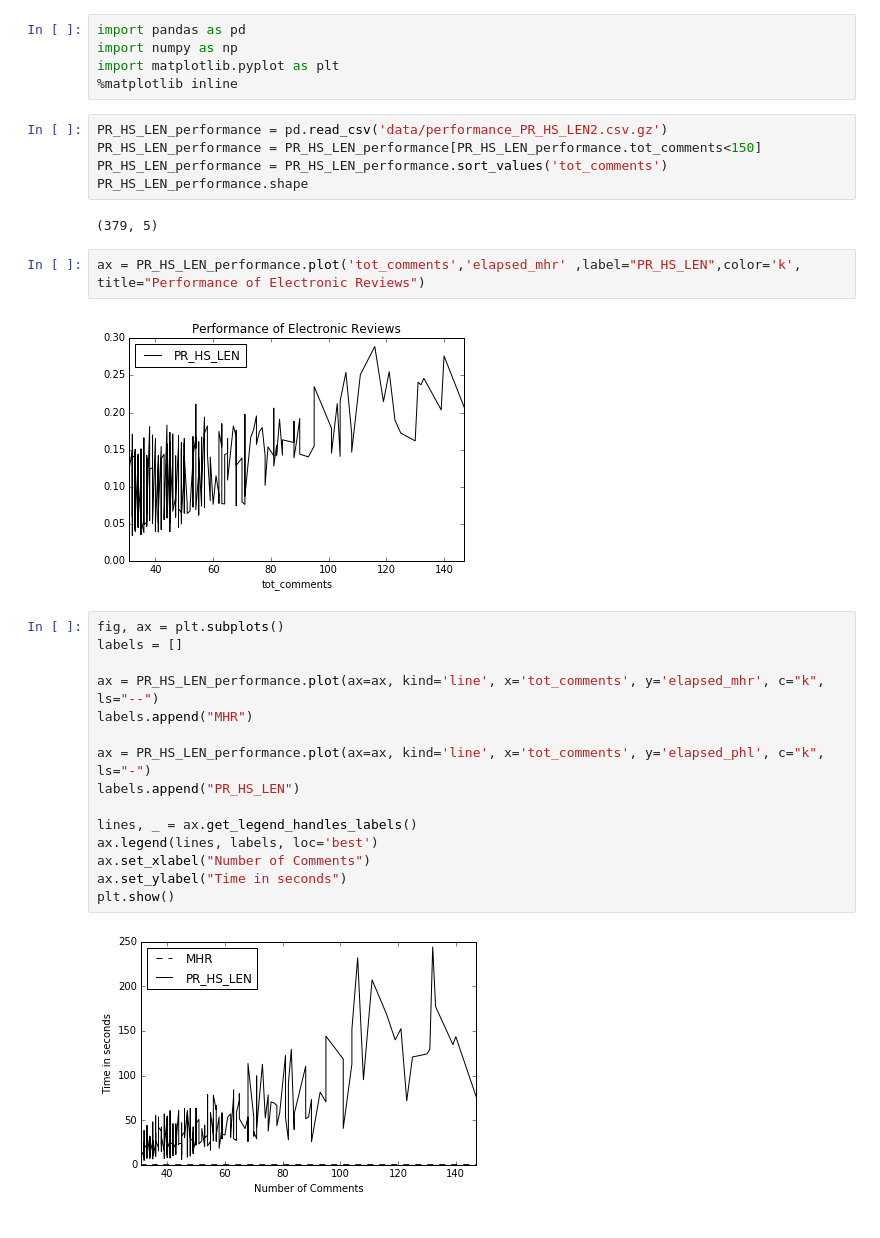
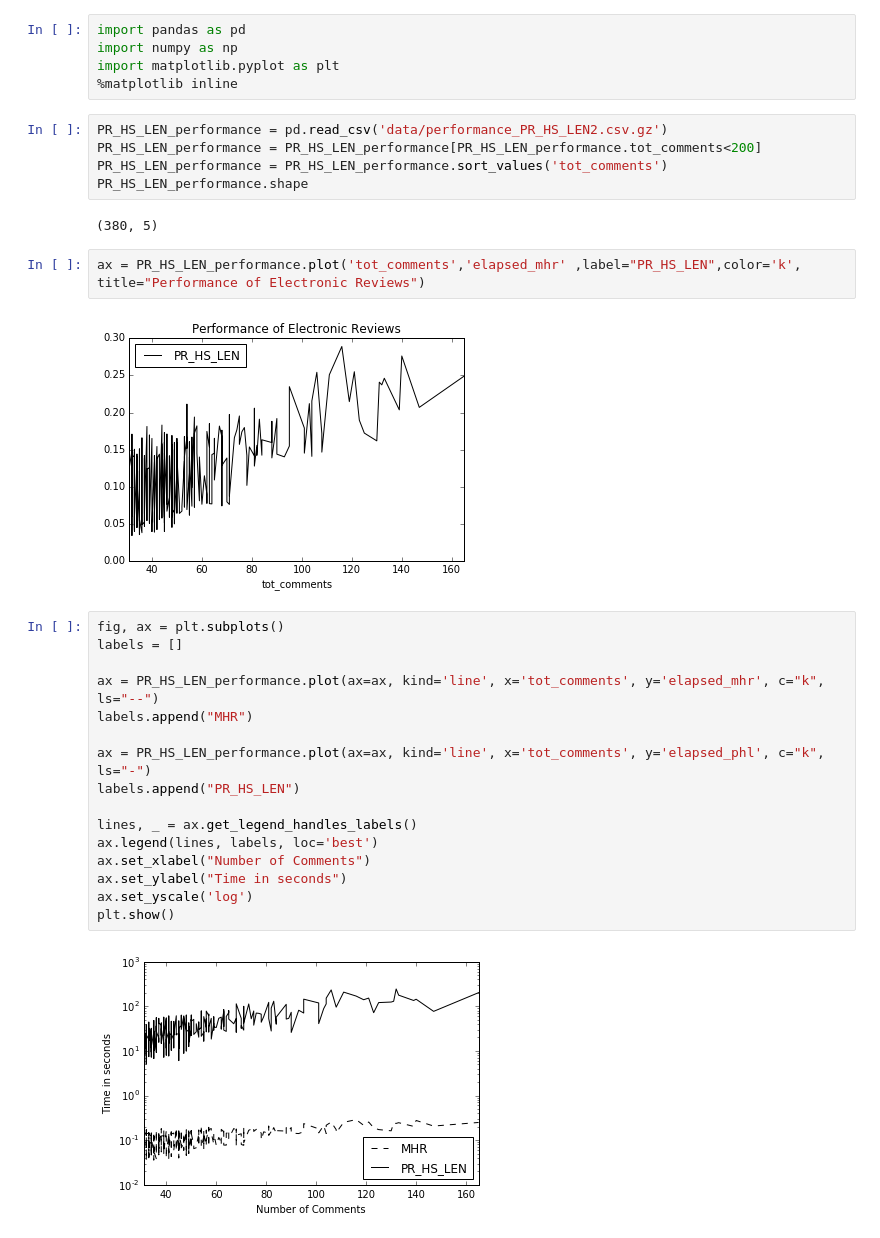
Before and after one commit to vwoloszyn/MRR, a Jupyter notebook: print_performance_chart.ipynb, the cells around one changed output. Drawn from its saved outputs; the diff is of its cells as text.

Commit message:
change log plot

```diff
--- a/print_performance_chart.ipynb
+++ b/print_performance_chart.ipynb
@@ -5,29 +5,30 @@ import matplotlib.pyplot as plt
 %matplotlib inline
 # %%
 PR_HS_LEN_performance = pd.read_csv('data/performance_PR_HS_LEN2.csv.gz')
-PR_HS_LEN_performance = PR_HS_LEN_performance[PR_HS_LEN_performance.tot_comments<150]
+PR_HS_LEN_performance = PR_HS_LEN_performance[PR_HS_LEN_performance.tot_comments<200]
 PR_HS_LEN_performance = PR_HS_LEN_performance.sort_values('tot_comments')
 PR_HS_LEN_performance.shape
 # %% [output]
-(379, 5)
+(380, 5)
 # %%
 ax = PR_HS_LEN_performance.plot('tot_comments','elapsed_mhr' ,label="PR_HS_LEN",color='k', title="Performance of Electronic Reviews")
 # %% [output]
-[figure, old version]
+[figure, new version]
 # %%
 fig, ax = plt.subplots()
 labels = []
 
 ax = PR_HS_LEN_performance.plot(ax=ax, kind='line', x='tot_comments', y='elapsed_mhr', c="k", ls="--")
 labels.append("MHR")
 
 ax = PR_HS_LEN_performance.plot(ax=ax, kind='line', x='tot_comments', y='elapsed_phl', c="k", ls="-")
 labels.append("PR_HS_LEN")
 
 lines, _ = ax.get_legend_handles_labels()
 ax.legend(lines, labels, loc='best')
 ax.set_xlabel("Number of Comments")
 ax.set_ylabel("Time in seconds")
+ax.set_yscale('log')
 plt.show()
 # %% [output]
-[figure, old version]
+[figure, new version]
```
